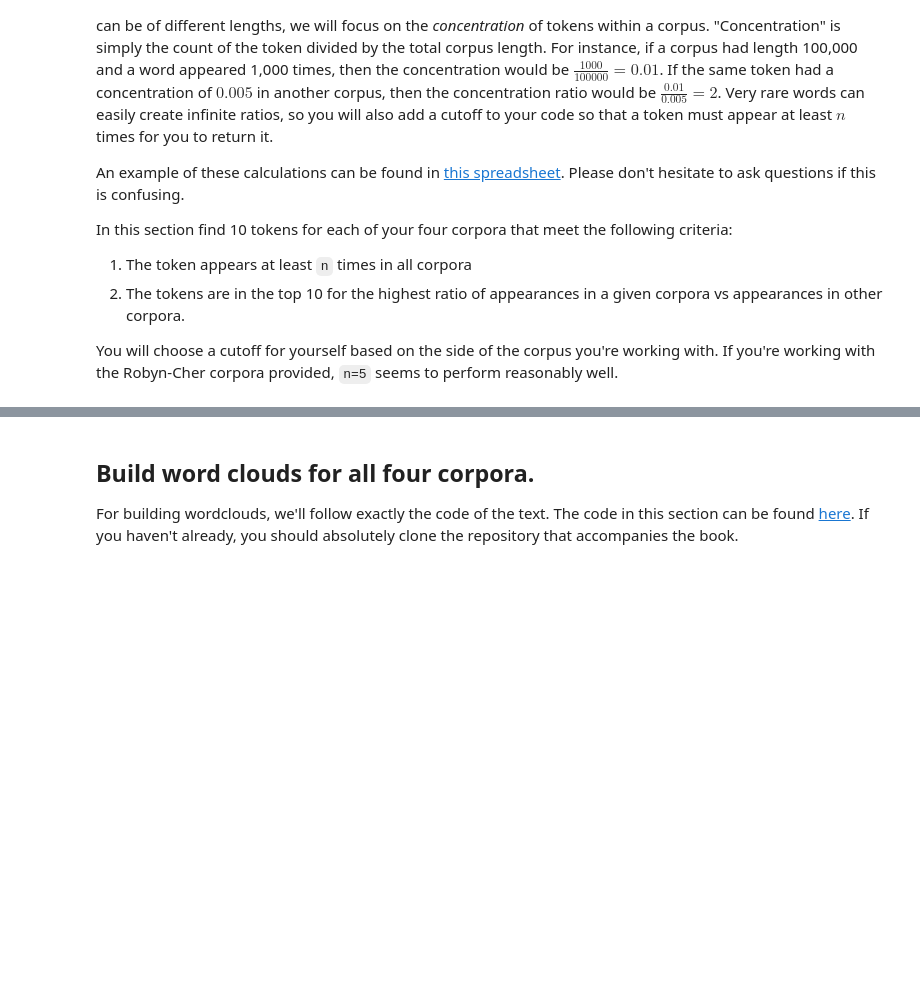
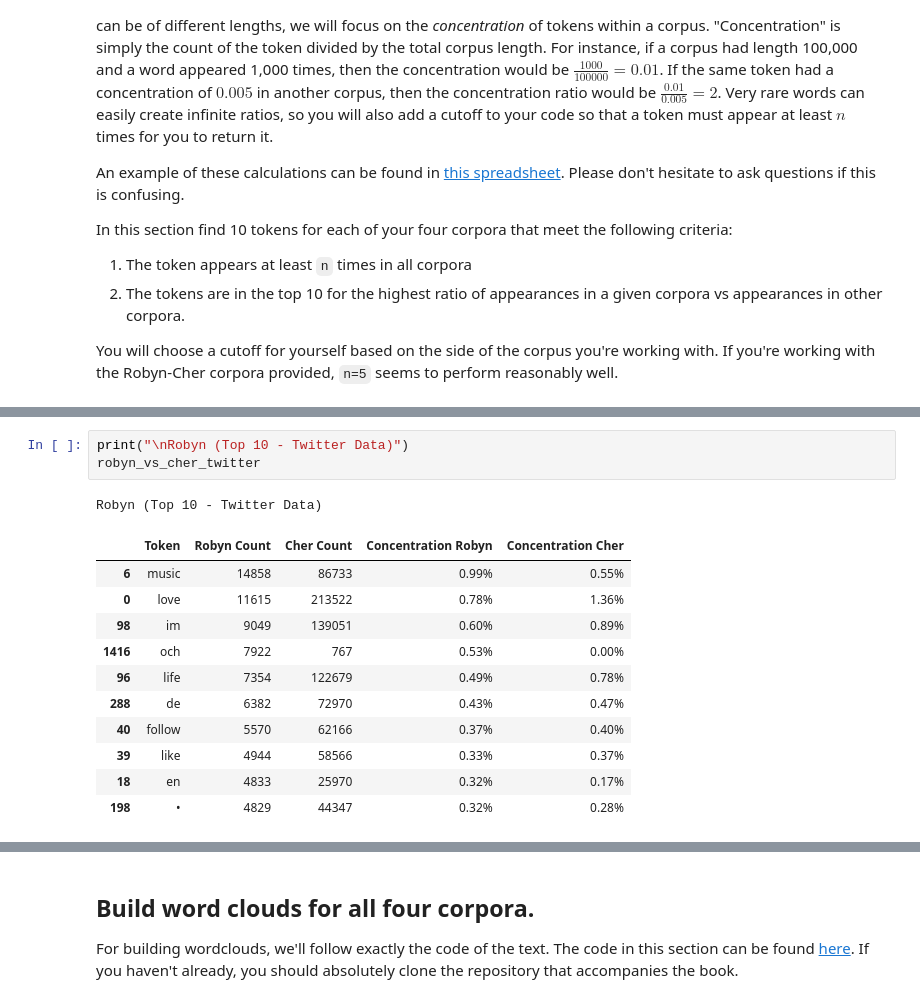
Before and after one commit to Pii-USD/509-tm-group-comp, a Jupyter notebook: Group Comparison.ipynb, the cells around one changed output, grey strips where cells are left out. Cells and saved outputs as stored; diff of their text form; blank space fills up the shorter version.

```diff
--- a/Group Comparison.ipynb
+++ b/Group Comparison.ipynb
@@ -403,0 +394,16 @@ Top 10 unique tokens in the Twitter corpus:
+# %%
+print("\nRobyn (Top 10 - Twitter Data)")
+robyn_vs_cher_twitter
+# %% [output]
+Robyn (Top 10 - Twitter Data)
+|  | Token | Robyn Count | Cher Count | Concentration Robyn | Concentration Cher |
+| 6 | music | 14858 | 86733 | 0.99% | 0.55% |
+| 0 | love | 11615 | 213522 | 0.78% | 1.36% |
+| 98 | im | 9049 | 139051 | 0.60% | 0.89% |
+| 1416 | och | 7922 | 767 | 0.53% | 0.00% |
+| 96 | life | 7354 | 122679 | 0.49% | 0.78% |
+| 288 | de | 6382 | 72970 | 0.43% | 0.47% |
+| 40 | follow | 5570 | 62166 | 0.37% | 0.40% |
+| 39 | like | 4944 | 58566 | 0.33% | 0.37% |
+| 18 | en | 4833 | 25970 | 0.32% | 0.17% |
+| 198 | • | 4829 | 44347 | 0.32% | 0.28% |
```
Also changed, not shown: parts of 14 cells of this notebook.
